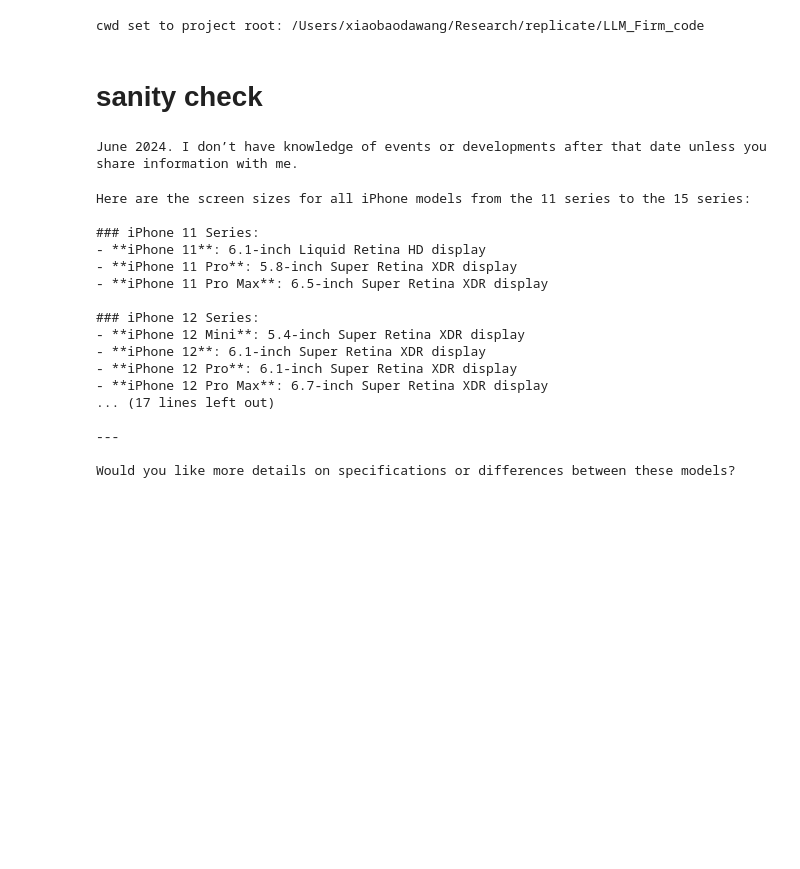
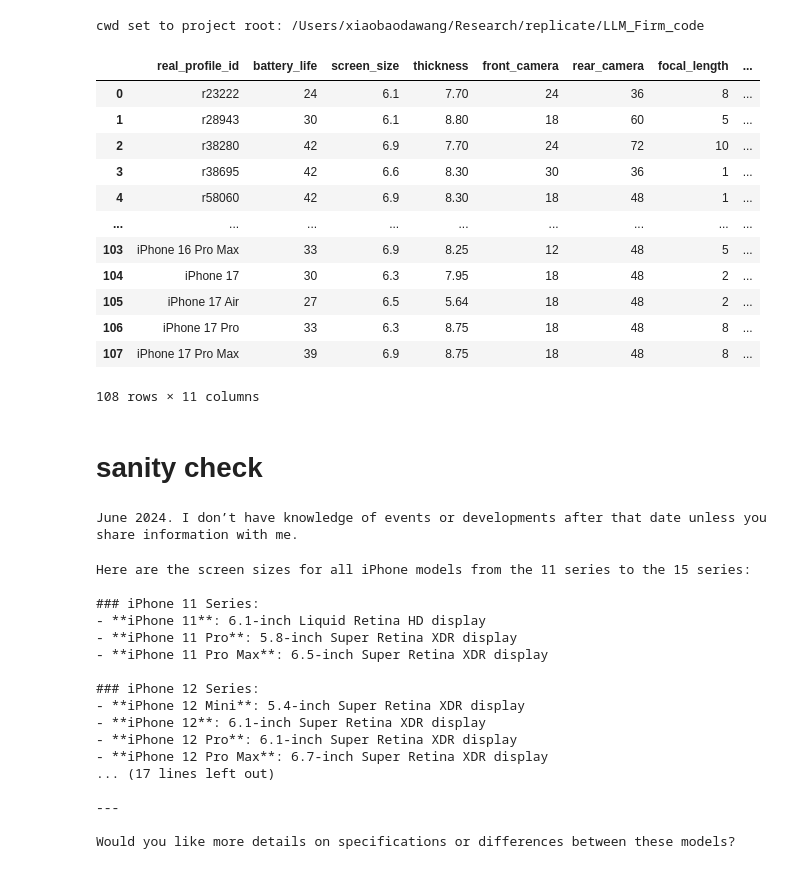
Before and after one commit to Jingyi-ZH/LLM_Firm_code, a Jupyter notebook: experiments/experiment1.ipynb, the cells around one changed output. Cells and saved outputs as stored; diff of their text form; code cells hidden in the pictures; blank space fills up the shorter version.

```diff
--- a/experiments/experiment1.ipynb
+++ b/experiments/experiment1.ipynb
@@ -21,3 +27,21 @@ cwd set to project root: /Users/xiaobaodawang/Research/replicate/LLM_Firm_code
+# %%
+df = pd.read_csv('experiments/alternatives/represents108.csv')
+# %%
+df
+# %% [output]
+|  | real_profile_id | battery_life | screen_size | thickness | front_camera | rear_camera | focal_length | ... |
+| 0 | r23222 | 24 | 6.1 | 7.70 | 24 | 36 | 8 | ... |
+| 1 | r28943 | 30 | 6.1 | 8.80 | 18 | 60 | 5 | ... |
+| 2 | r38280 | 42 | 6.9 | 7.70 | 24 | 72 | 10 | ... |
+| 3 | r38695 | 42 | 6.6 | 8.30 | 30 | 36 | 1 | ... |
+| 4 | r58060 | 42 | 6.9 | 8.30 | 18 | 48 | 1 | ... |
+| ... | ... | ... | ... | ... | ... | ... | ... | ... |
+| 103 | iPhone 16 Pro Max | 33 | 6.9 | 8.25 | 12 | 48 | 5 | ... |
+| 104 | iPhone 17 | 30 | 6.3 | 7.95 | 18 | 48 | 2 | ... |
+| 105 | iPhone 17 Air | 27 | 6.5 | 5.64 | 18 | 48 | 2 | ... |
+| 106 | iPhone 17 Pro | 33 | 6.3 | 8.75 | 18 | 48 | 8 | ... |
+| 107 | iPhone 17 Pro Max | 39 | 6.9 | 8.75 | 18 | 48 | 8 | ... |
+108 rows × 11 columns
 # %% [markdown]
 # sanity check
 # %%
```
Also changed, not shown: parts of 3 cells of this notebook, 8 other files.
